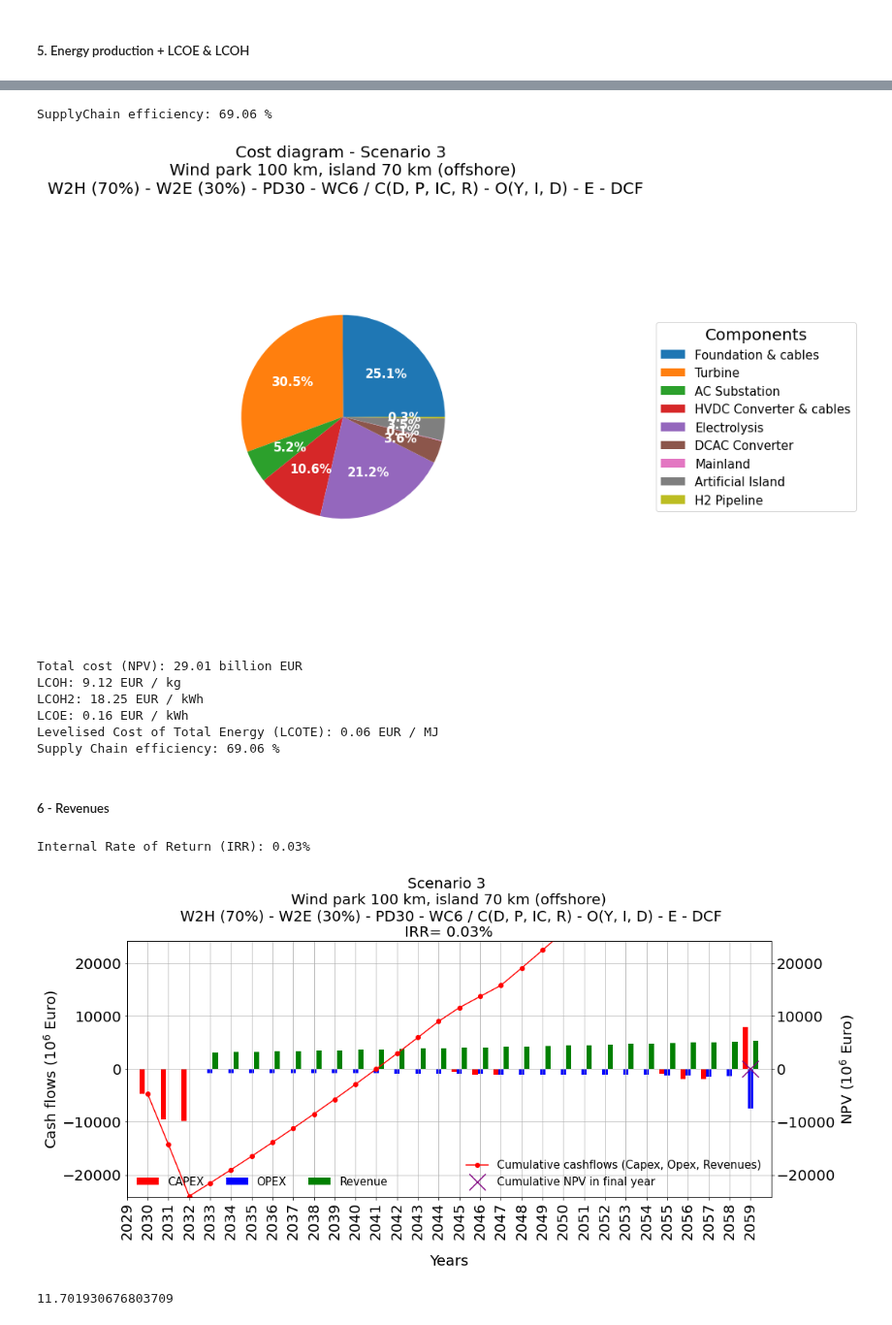
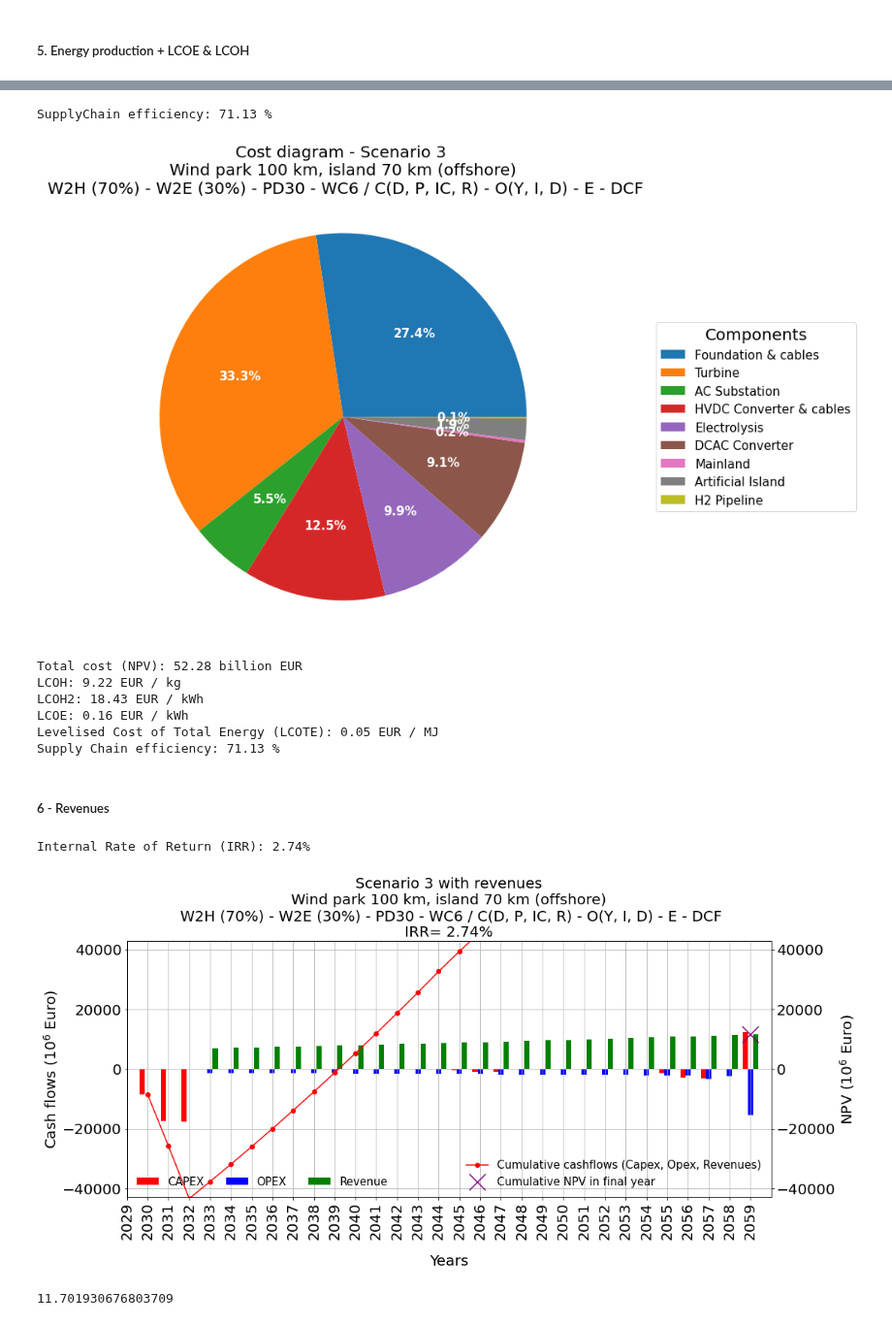
Before and after one commit to VanOord/OpenSCSim, a Jupyter notebook: Scenario 3.ipynb, the cells around one changed output, grey strips where cells are left out. Shown at 97% size. Saved outputs shown, nothing was run; the diff lists cells and outputs as text; code cells hidden in the pictures.

```diff
--- a/Scenario 3.ipynb
+++ b/Scenario 3.ipynb
@@ -30,16 +30,16 @@ lifecycle=30
 escalation_rate=0.02
 
 #Distances
-distance_windpark = 100_000 #meter (distance windpark from shore)
-distance_island_shore = 70_000 #meter
+distance_windpark = 180_000 #meter (distance windpark from shore)
+distance_island_shore = 150_000 #meter
 distance_DC_collection = distance_windpark - distance_island_shore #meter
 
 #Windpark
-capacity_windpark1 = 3000 #MW
-capacity_windpark2 = 3000 #MW
+capacity_windpark1 = 6000 #MW
+capacity_windpark2 = 6000 #MW
 
 #Dedicated energy for electrolysis / electricity
-dedicated_electrolyser_energy = 0.7
+dedicated_electrolyser_energy = 0.3
 dedicated_DCAC_energy = (1 - dedicated_electrolyser_energy)
 
 #Efficiency factors
@@ -1033,7 +1034,7 @@ SupplyChain_efficiency = (hydrogen_energy_produced + electricity_energy_produced
 
 print('SupplyChain efficiency: {:.2f} %'.format(SupplyChain_efficiency*100))
 # %% [output]
-SupplyChain efficiency: 69.06 %
+SupplyChain efficiency: 71.13 %
 # %%
 fig, ax = plt.subplots(figsize=(16, 10), subplot_kw=dict(aspect="equal"))
 
@@ -1067,13 +1068,13 @@ print(f"LCOE: {LCOE:.2f} EUR / kWh")
 print('Levelised Cost of Total Energy (LCOTE): {:.2f} EUR / MJ'.format(LCOTE))
 print('Supply Chain efficiency: {:.2f} %'.format(SupplyChain_efficiency*100))
 # %% [output]
-[figure, old version]
+[figure, new version]
-Total cost (NPV): 29.01 billion EUR
-LCOH: 9.12 EUR / kg
-LCOH2: 18.25 EUR / kWh
+Total cost (NPV): 52.28 billion EUR
+LCOH: 9.22 EUR / kg
+LCOH2: 18.43 EUR / kWh
 LCOE: 0.16 EUR / kWh
-Levelised Cost of Total Energy (LCOTE): 0.06 EUR / MJ
-Supply Chain efficiency: 69.06 %
+Levelised Cost of Total Energy (LCOTE): 0.05 EUR / MJ
+Supply Chain efficiency: 71.13 %
 # %% [markdown]
 ##### 6 - Revenues
 # %%
@@ -1131,12 +1132,12 @@ irr_str = "{:.2f}%".format(irr * 100)
 # Print the IRR
 print("Internal Rate of Return (IRR): {:.2%}".format(irr))
 # %% [output]
-Internal Rate of Return (IRR): 0.03%
+Internal Rate of Return (IRR): 2.74%
 # %%
 # plot
-create_npv_plot(df_combined_npv, title='Scenario 3 \n Wind park 100 km, island 70 km (offshore) \n W2H (70%) - W2E (30%) - PD30 - WC6 / C(D, P, IC, R) - O(Y, I, D) - E - DCF\nIRR= ' + irr_str )
+create_npv_plot(df_combined_npv, title='Scenario 3 with revenues\n Wind park 100 km, island 70 km (offshore) \n W2H (70%) - W2E (30%) - PD30 - WC6 / C(D, P, IC, R) - O(Y, I, D) - E - DCF\nIRR= ' + irr_str )
 # %% [output]
-[figure, old version]
+[figure, new version]
 # %%
 final_npv_sum_revenue = df_combined_npv['npv_sum'].iloc[-1]
 print(final_npv_sum_revenue/1000000000)
```
Also changed, not shown: parts of 22 cells of this notebook, 4 other files.
